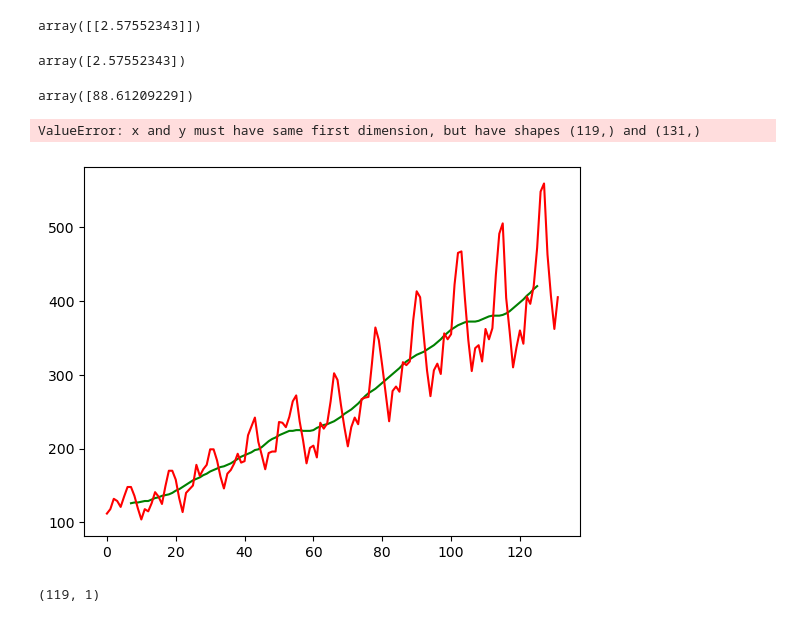
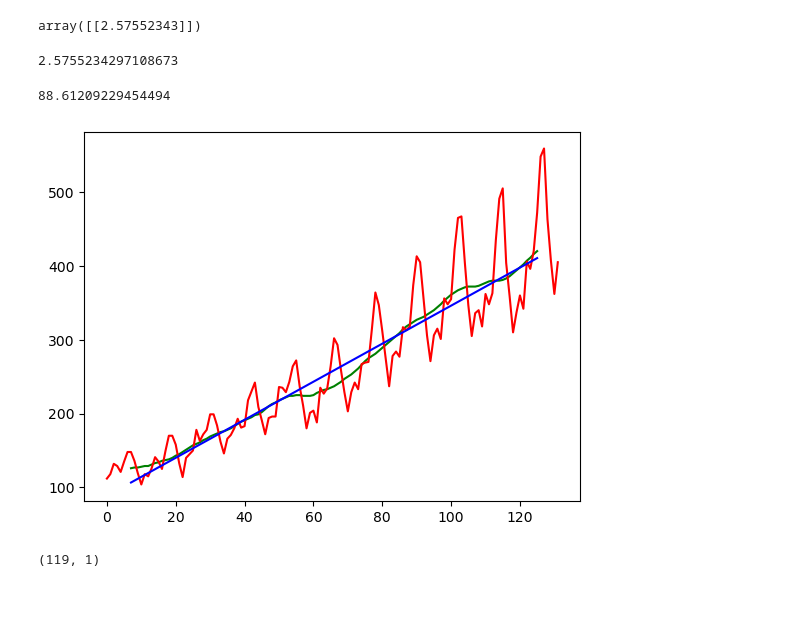
Before and after one commit to ch1cly/PythonScripts, a Jupyter notebook: timeSeriesAnalisys/hw1_books.ipynb, the cells around one changed output. Cells and saved outputs as stored; diff of their text form; code cells hidden in the pictures.

```diff
--- a/timeSeriesAnalisys/hw1_books.ipynb
+++ b/timeSeriesAnalisys/hw1_books.ipynb
@@ -99,25 +99,24 @@ regr.coef_
 # %% [output]
 array([[2.57552343]])
 # %%
-regr.coef_[0]
+regr.coef_[0,0]
 # %% [output]
-array([2.57552343])
+2.5755234297108673
 # %%
-regr.intercept_
+regr.intercept_[0]
 # %% [output]
-array([88.61209229])
+88.61209229454494
 # %%
 def trend(x):
     return regr.intercept_[0]+regr.coef_[0,0]*(x)
 # %%
 mAs = movAv(trainData,12)
 plt.plot(np.arange(119)+7,mAs,color='green')
 plt.plot(trainData,color='red')
-plt.plot(np.arange(119)+7,trend(np.arange(131)+7),color='blue')
+plt.plot(np.arange(119)+7,trend(np.arange(119)+7),color='blue')
 plt.show()
 # %% [output]
-ValueError: x and y must have same first dimension, but have shapes (119,) and (131,)
-[figure, old version]
+[figure, new version]
 # %%
 x = np.arange(119)+7
 (119-11)/12
```
Also changed, not shown: parts of 6 cells of this notebook, 2 other files.
